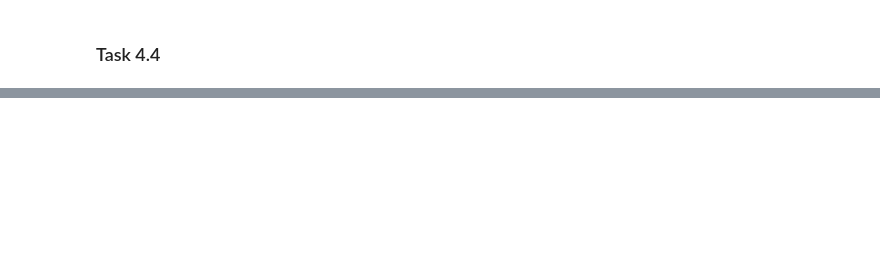
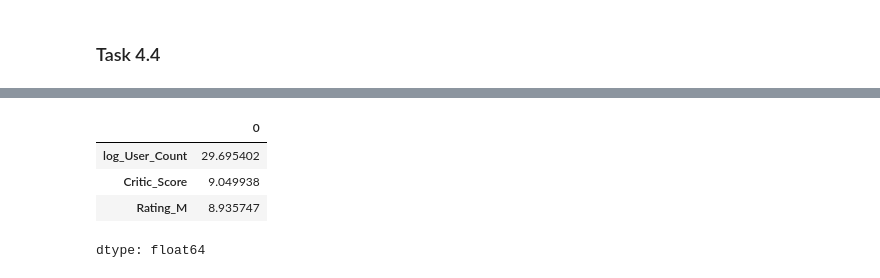
Before and after one commit to owen-simon/IS-6482-data-mining, a Jupyter notebook: Week 7/A4_Simon_Owen.ipynb, the cells around one changed output, grey strips where cells are left out. Cells and saved outputs as stored; diff of their text form; code cells hidden in the pictures; blank space fills up the shorter version.

```diff
--- a/Week 7/A4_Simon_Owen.ipynb
+++ b/Week 7/A4_Simon_Owen.ipynb
@@ -226,0 +304,4 @@ The coefficient of -0.1528 indicates that, holding all other factors constant, g
+# %%
+# Create and add the quadratic term of 'Critic_Score' to the predictors
+X_train["Critic_Score_Squared"] = X_train["Critic_Score"] ** 2
+X_test["Critic_Score_Squared"] = X_test["Critic_Score"] ** 2
@@ -226,0 +362,4 @@ The coefficient of -0.1528 indicates that, holding all other factors constant, g
+# %%
+# Create and add the natural log transformation of 'User_Count' to the predictors
+X_train["log_User_Count"] = np.log(X_train["User_Count"])
+X_test["log_User_Count"] = np.log(X_test["User_Count"])
@@ -226,0 +368,8 @@ The coefficient of -0.1528 indicates that, holding all other factors constant, g
+# %%
+# Drop the original 'User_Count' column from the predictors
+X_train = X_train.drop(columns=["User_Count"])
+X_test = X_test.drop(columns=["User_Count"])
+
+# Also drop the quadratic term in Critic_Score
+X_train = X_train.drop(columns=["Critic_Score_Squared"])
+X_test = X_test.drop(columns=["Critic_Score_Squared"])
@@ -226,0 +378,3 @@ The coefficient of -0.1528 indicates that, holding all other factors constant, g
+# %%
+# Train another linear regression model on the train split
+third_ols_model = sm.OLS(y_train, X_train).fit()
@@ -226,0 +404,18 @@ The coefficient of -0.1528 indicates that, holding all other factors constant, g
+# %%
+# Extract t-values for all predictors
+t_stats = third_ols_model.tvalues
+
+# Exclude the constant term
+t_stats = t_stats.drop("const")
+
+# Sort by absolute value to find the most important features
+top_features = t_stats.abs().sort_values(ascending=False)
+
+# Show the top 3 features
+display(top_features.head(3))
+# %% [output]
+|  | 0 |
+| log_User_Count | 29.695402 |
+| Critic_Score | 9.049938 |
+| Rating_M | 8.935747 |
+dtype: float64
```
Also changed, not shown: parts of 32 cells of this notebook.
